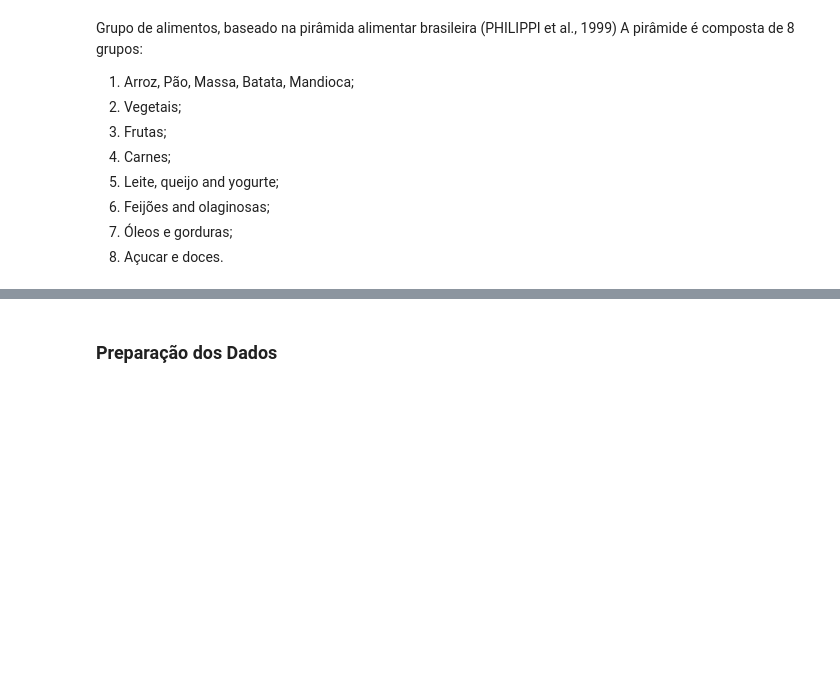
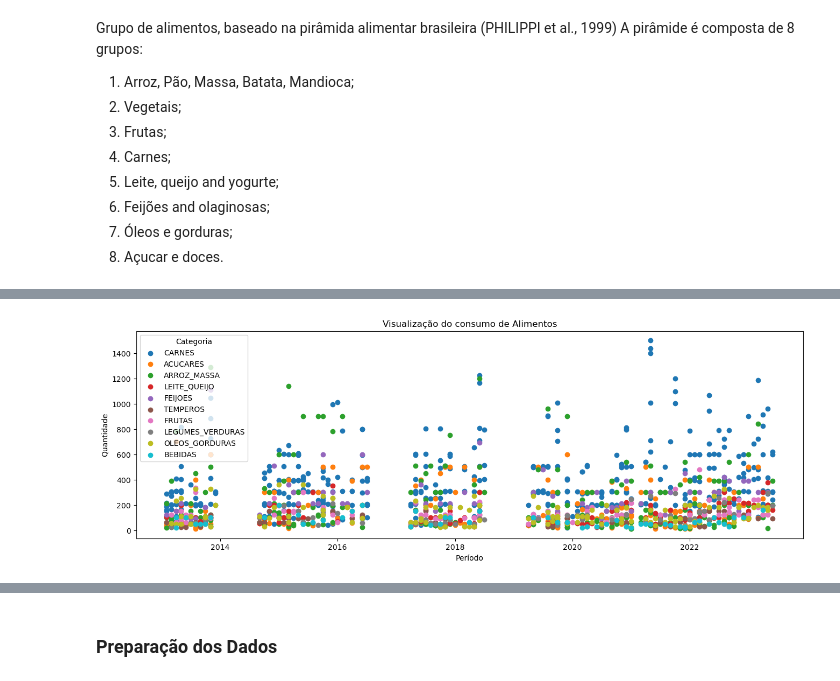
Before and after one commit to Valquire/ATOp, a Jupyter notebook: Modelo Preditivo/Codigo-Fonte.ipynb, the cells around one changed output, grey strips where cells are left out. Saved outputs shown, nothing was run; the diff lists cells and outputs as text; code cells hidden in the pictures; blank space fills up the shorter version.

```diff
--- a/Modelo Preditivo/Codigo-Fonte.ipynb
+++ b/Modelo Preditivo/Codigo-Fonte.ipynb
@@ -307,3 +399,20 @@ fig1.show(renderer='png', width=1600, height=500)
+# %%
+# Criar o gráfico de dispersão
+plt.figure(figsize=(16, 5))
+for category in df_GENEROS.GRUPO_ALIMENTO.unique():
+    subset = df_GENEROS[df_GENEROS.GRUPO_ALIMENTO == category]
+    plt.scatter(subset.PERIODO, subset.QTDE_ITENS_RM, label=category)
+
+# Adicionar título e rótulos aos eixos
+plt.title('Visualização do consumo de Alimentos')
+plt.xlabel('Período')
+plt.ylabel('Quantidade')
+plt.legend(title='Categoria')
+
+# Exibir o gráfico
+plt.show()
+# %% [output]
+[figure, added]
 # %%
 # Method to transform groups into columns
 pivot_df_GENEROS = df_GENEROS.pivot_table(values='QTDE_ITENS_RM', index='PERIODO', columns='GRUPO_ALIMENTO', aggfunc='sum')
```
Also changed, not shown: parts of 29 cells of this notebook.
